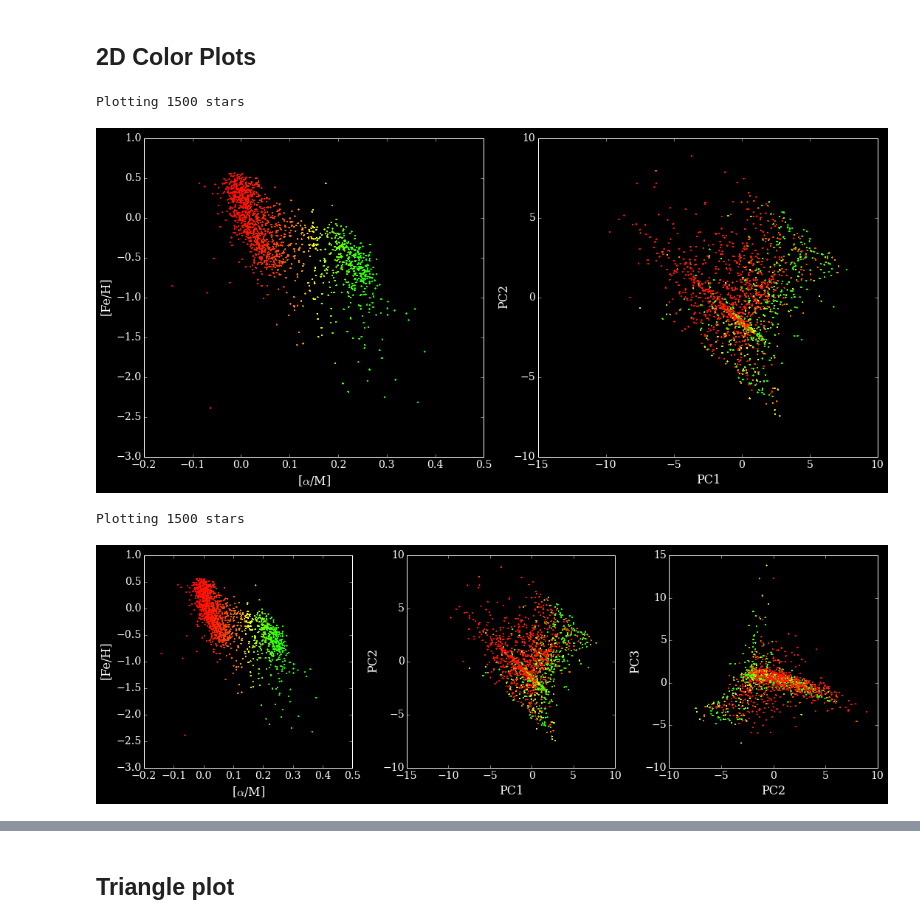
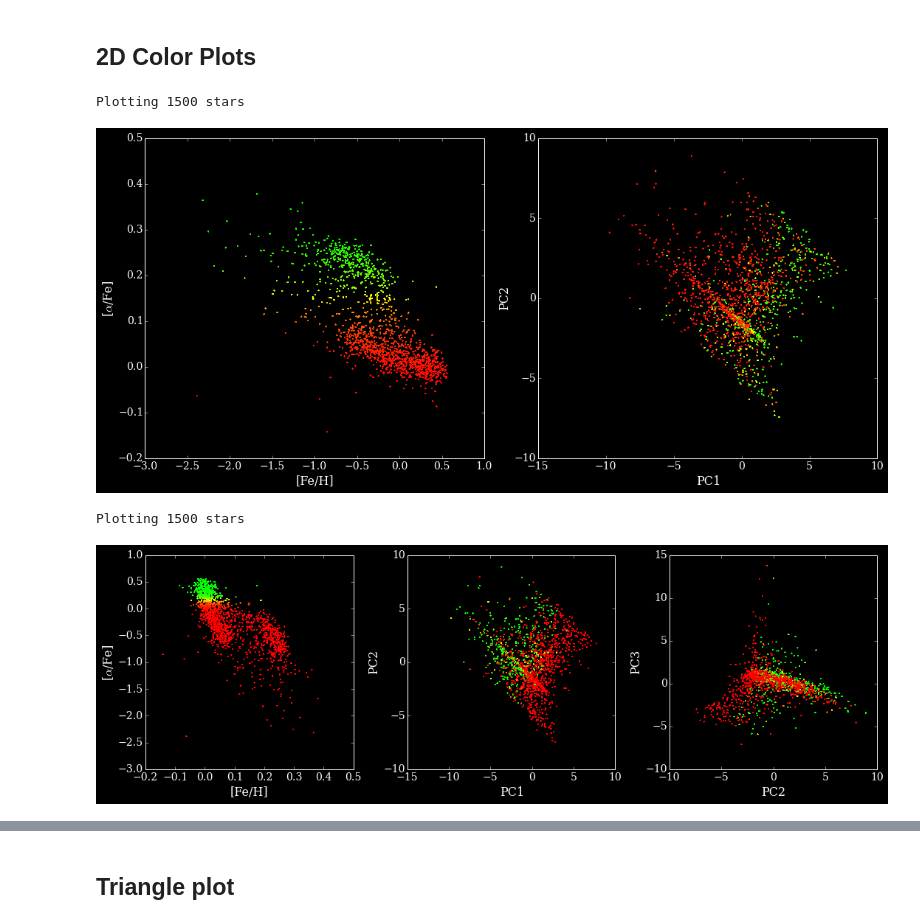
Before and after one commit to 2015ASTR511/DimRed, a Jupyter notebook: Analysis/PCA_AllData_RemoveFlags.ipynb, the cells around one changed output, grey strips where cells are left out. Drawn from its saved outputs; the diff is of its cells as text; code cells hidden in the pictures.

```diff
--- a/Analysis/PCA_AllData_RemoveFlags.ipynb
+++ b/Analysis/PCA_AllData_RemoveFlags.ipynb
@@ -257,13 +257,13 @@ def compute_color(q1, q2, a_crit=0.1):
     Compute the scatter-plot color using code adapted from
     TCL source used in Parker 2008.
 
-    mag_a --> alpha --> q1
-    mag_i - mag_z --> metallicities --> q2
+    mag_a --> alpha --> q2
+    mag_i - mag_z --> metallicities --> q1
     """
     # define the base color scalings
-    R = np.ones_like(q1)
-    G = 1.0 * 10 ** (8 * (q1 - 0.15))
-    B = 1.0 * 10 ** (2 * (q2 - 1.25))
+    R = np.ones_like(q2)
+    G = 1.0 * 10 ** (8 * (q2 - 0.15))
+    B = 1.0 * 10 ** (2 * (q1 - 1.25))
 
     # enhance green beyond the a_crit cutoff
     #i = np.where(q1 < a_crit)
@@ -288,8 +288,8 @@ def plot_physical(x,y,c,gs):
             child.set_color('w')
     ax0.scatter(x, y, c=c, s=5, lw=0)
     devectorize_axes(ax0, dpi=400)
-    ax0.set_xlabel(r'[$\alpha$/M]',color='w')
-    ax0.set_ylabel(r'[Fe/H]',color='w')
+    ax0.set_xlabel(r'[Fe/H]',color='w')
+    ax0.set_ylabel(r'[$\alpha$/Fe]',color='w')
     ax0.set_title('')
 
 def plot_PCs(which,PCs,c,gs):
@@ -361,15 +361,15 @@ transform = lowDim[(lowDim[:,0] > -50) & (lowDim[:,0] < 50) &\
                    (lowDim[:,3] > -50) & (lowDim[:,3] < 50)\
                    ]
 # %%
-make_color_plot(alphaFe,FeH,num=1,PCs=transform)
+make_color_plot(FeH,alphaFe,num=1,PCs=transform)
 # %% [output]
 Plotting 1500 stars
-[figure, old version]
+[figure, new version]
 # %%
 make_color_plot(alphaFe,FeH,num=2)
 # %% [output]
 Plotting 1500 stars
-[figure, old version]
+[figure, new version]
 # %%
 make_color_plot(alphaFe,FeH,num=3)
 # %% [output]
```
Also changed, not shown: parts of 1 cell of this notebook, 1 other file.
